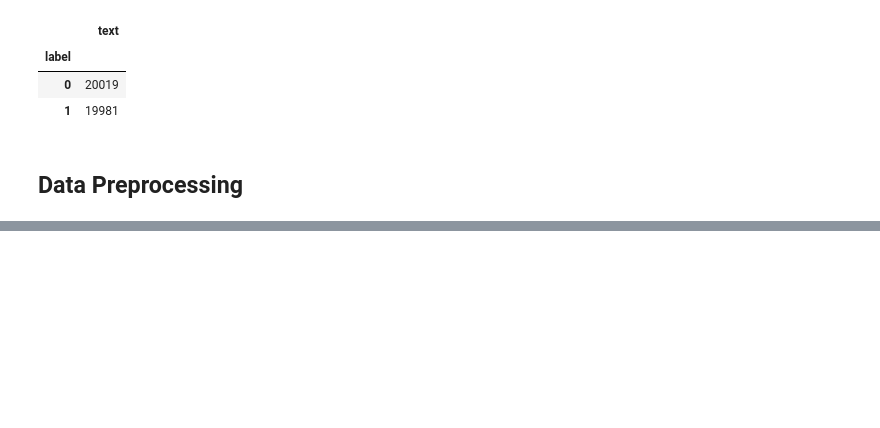
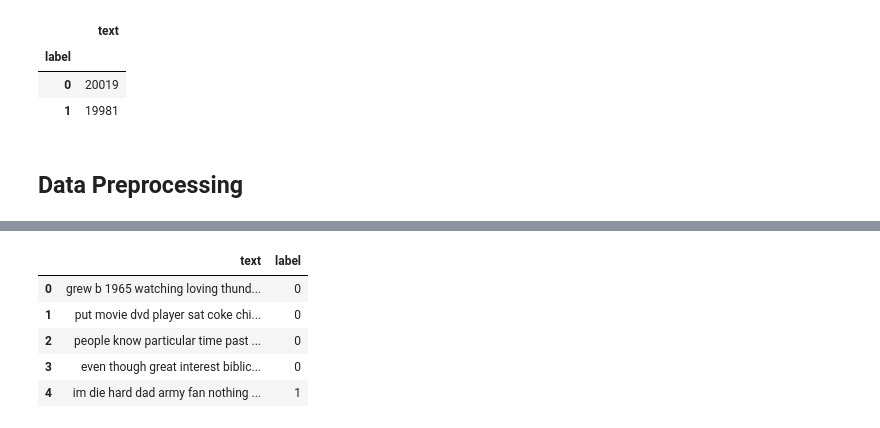
Before and after one commit to Akib-Alvee/Data-Science-Learning-and-Practice, a Jupyter notebook: IMDB Sentiment Analysis/IMDB review Sentiment Analysis.ipynb, the cells around one changed output, grey strips where cells are left out. Drawn from its saved outputs; the diff is of its cells as text; code cells hidden in the pictures; blank space fills up the shorter version.

```diff
--- a/IMDB Sentiment Analysis/IMDB review Sentiment Analysis.ipynb
+++ b/IMDB Sentiment Analysis/IMDB review Sentiment Analysis.ipynb
@@ -77,0 +113,10 @@ train.groupby("label").count()
+# %%
+train = transformations(train)
+train.head()
+# %% [output]
+|  | text | label |
+| 0 | grew b 1965 watching loving thund... | 0 |
+| 1 | put movie dvd player sat coke chi... | 0 |
+| 2 | people know particular time past ... | 0 |
+| 3 | even though great interest biblic... | 0 |
+| 4 | im die hard dad army fan nothing ... | 1 |
```
Also changed, not shown: parts of 9 cells of this notebook.
